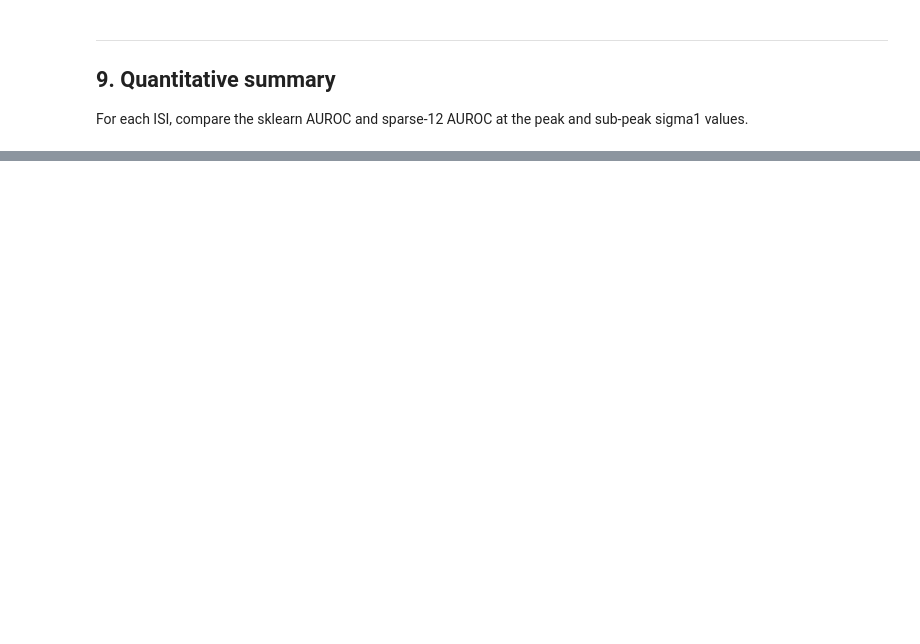
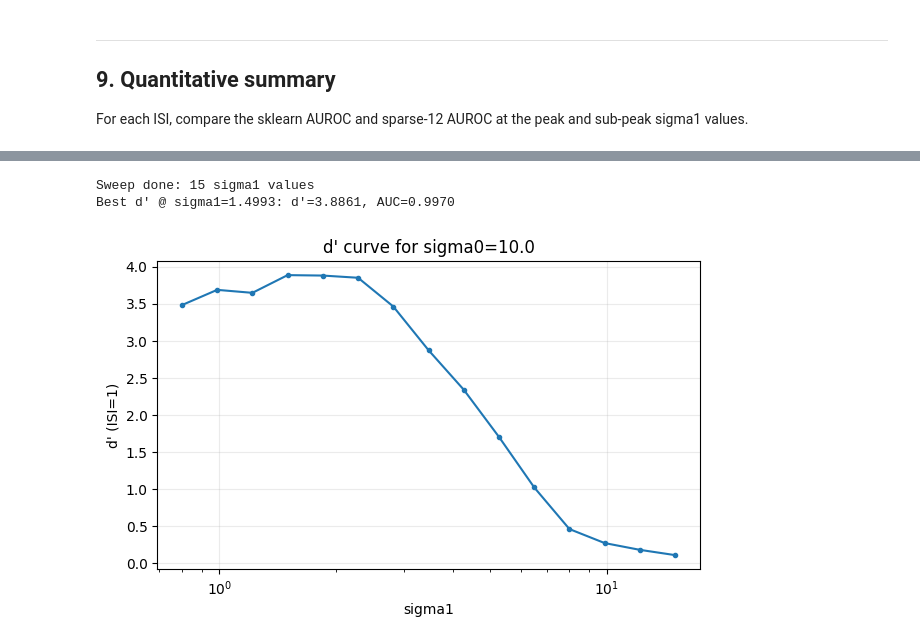
Before and after one commit to bjmedina/memory, a Jupyter notebook: notebooks/2026-03-11_roc-peak-vs-subpeak-comparison.ipynb, the cells around one changed output, grey strips where cells are left out. Cells and saved outputs as stored; diff of their text form; code cells hidden in the pictures; blank space fills up the shorter version.

```diff
--- a/notebooks/2026-03-11_roc-peak-vs-subpeak-comparison.ipynb
+++ b/notebooks/2026-03-11_roc-peak-vs-subpeak-comparison.ipynb
@@ -892,0 +776,68 @@ plt.show()
+# %%
+from matplotlib.animation import FuncAnimation, PillowWriter
+
+SIGMA0_SWEEP = 10.0
+SIGMA1_SWEEP = np.exp(np.linspace(np.log(0.8), np.log(15.0), 15))
+ISI_SWEEP = 1
+N_MC_SWEEP = N_MC  # set lower/higher depending on speed vs stability
+
+sweep_results = []
+for gi, sigma1_val in enumerate(SIGMA1_SWEEP):
+    all_hits_isi1 = []
+    all_fas = []
+
+    for rep in range(N_MC_SWEEP):
+        for si, seq in enumerate(sigma1_exps):
+            t_isis = seq_trial_isis[si]
+            run_out = run_experiment_scores(
+                sigma0=SIGMA0_SWEEP,
+                sigma1=float(sigma1_val),
+                sigma2=sigma2_init,
+                t_step=t_step,
+                rate=0,
+                noise_mode=noise_mode,
+                metric=metric,
+                X0=X,
+                name_to_idx=name_to_idx,
+                experiment_list=[seq],
+                debug=False,
+                seed=9_100_000 + gi * 100_000 + rep * 1000 + si,
+            )
+            h = np.asarray(run_out['hits'])
+            fa = np.asarray(run_out['fas'])
+            all_fas.extend(fa.tolist())
+
+            # ISI filter (same logic as earlier in notebook)
+            mask_isi1 = np.asarray(t_isis) == ISI_SWEEP
+            all_hits_isi1.extend(h[mask_isi1].tolist())
+
+    auc = sklearn_auroc(all_hits_isi1, all_fas)
+    dp = auc_to_dprime(auc, eps=1e-4)
+    sweep_results.append(dict(
+        sigma1=float(sigma1_val),
+        auc=float(auc),
+        dprime=float(dp),
+        hits=np.asarray(all_hits_isi1, dtype=float),
+        fas=np.asarray(all_fas, dtype=float),
+    ))
+
+sigma1_sweep_vals = np.array([r['sigma1'] for r in sweep_results])
+auc_sweep_vals = np.array([r['auc'] for r in sweep_results])
+dp_sweep_vals = np.array([r['dprime'] for r in sweep_results])
+
+best_idx = int(np.argmax(dp_sweep_vals))
+print(f"Sweep done: {len(sweep_results)} sigma1 values")
+print(f"Best d' @ sigma1={sigma1_sweep_vals[best_idx]:.4f}: d'={dp_sweep_vals[best_idx]:.4f}, AUC={auc_sweep_vals[best_idx]:.4f}")
+
+fig, ax = plt.subplots(1, 1, figsize=(7, 4))
+ax.plot(sigma1_sweep_vals, dp_sweep_vals, '-o', ms=3)
+ax.set_xscale('log')
+ax.set_xlabel('sigma1')
+ax.set_ylabel("d' (ISI=1)")
+ax.set_title(f"d' curve for sigma0={SIGMA0_SWEEP}")
+ax.grid(alpha=0.25)
+plt.show()
+# %% [output]
+Sweep done: 15 sigma1 values
+Best d' @ sigma1=1.4993: d'=3.8861, AUC=0.9970
+[figure, added]
```
Also changed, not shown: parts of 20 cells of this notebook, 1 other file.
